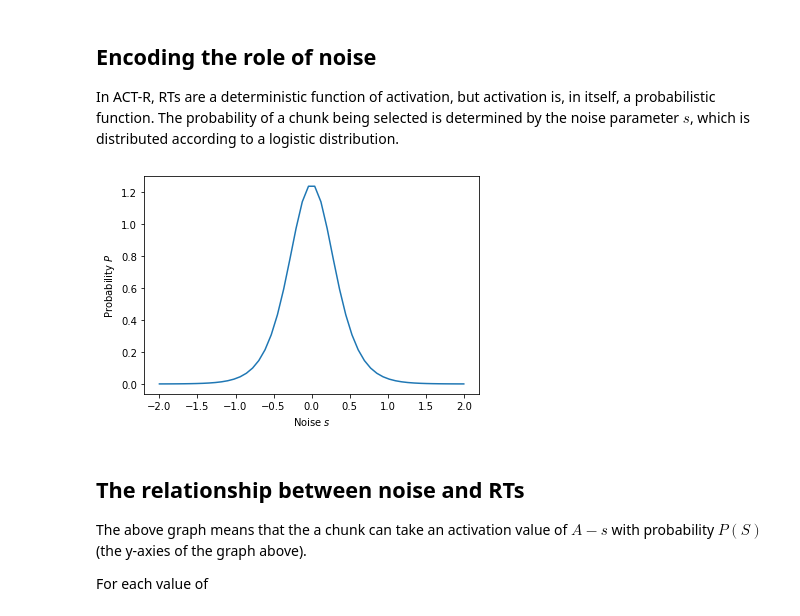
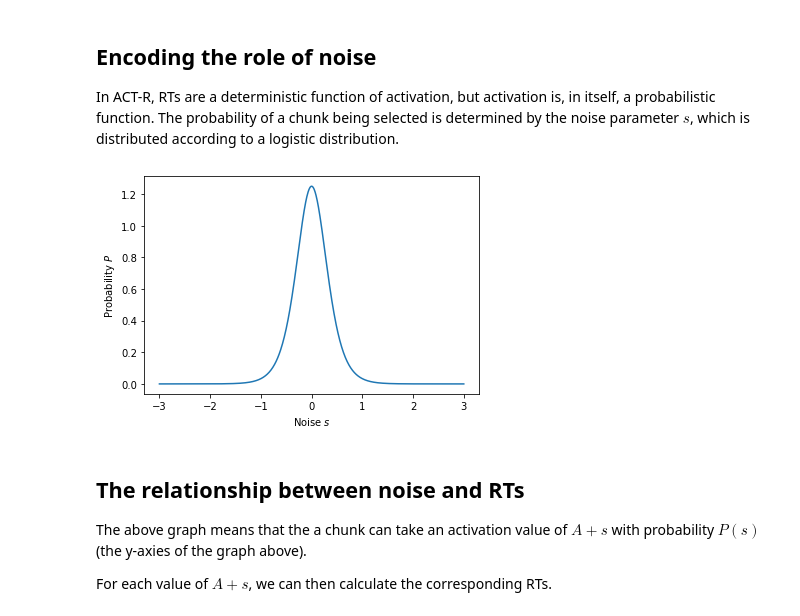
Before and after one commit to UWCCDL/Bridget, a Jupyter notebook: LL/rts.ipynb, the cells around one changed output. Cells and saved outputs as stored; diff of their text form; code cells hidden in the pictures.

```diff
--- a/LL/rts.ipynb
+++ b/LL/rts.ipynb
@@ -17,17 +17,17 @@ def responsetime(activation, ter=1, F=1, f=1):
 
 In ACT-R, RTs are a deterministic function of activation, but activation is, in itself, a probabilistic function. The probability of a chunk being selected is determined by the noise parameter $s$, which is distributed according to a logistic distribution.
 # %%
-noise = np.linspace(-2, 2)
+noise = np.linspace(-3, 3, 1000)
 dist = sp.stats.logistic(0, 0.2)
 plt.plot(noise, dist.pdf(noise))
 plt.xlabel("Noise $s$")
 plt.ylabel("Probability $P$")
 plt.show()
 # %% [output]
-[figure, old version]
+[figure, new version]
 # %% [markdown]
 ## The relationship between noise and RTs
 
-The above graph means that the a chunk can take an activation value of $A - s$ with probability $P(S)$ (the y-axies of the graph above).
+The above graph means that the a chunk can take an activation value of $A + s$ with probability $P(s)$ (the y-axies of the graph above).
 
-For each value of
+For each value of $A + s$, we can then calculate the corresponding RTs.
```
Also changed, not shown: parts of 8 cells of this notebook.
